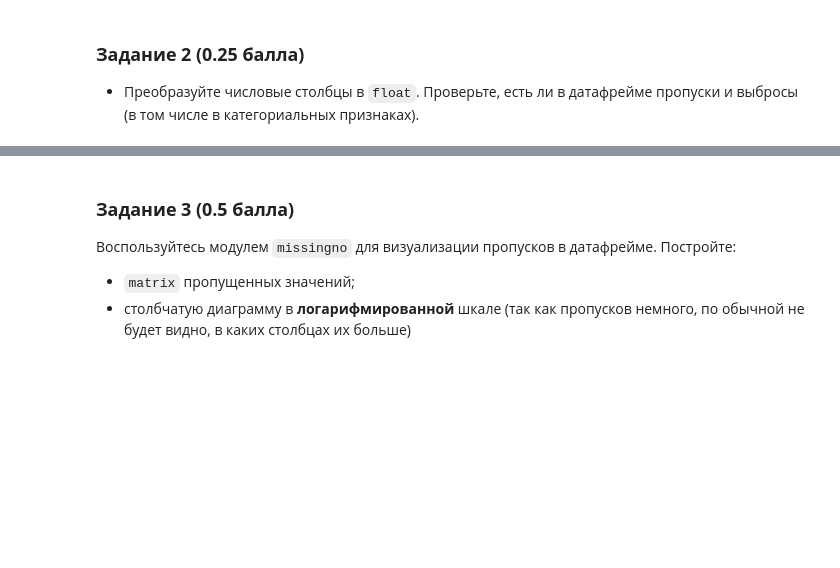
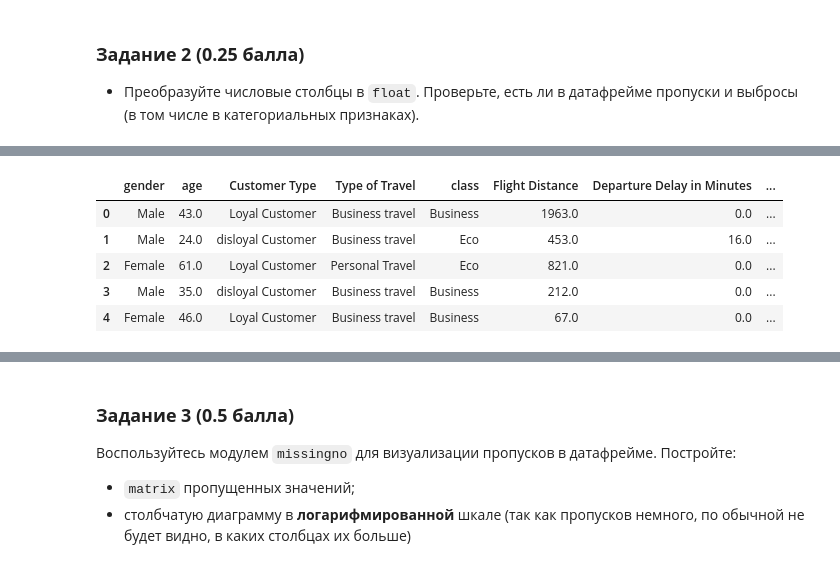
Before and after one commit to VladislavTokarev02/AI_ML_homework, a Jupyter notebook: Hometasks/Base/AI_HW4_woodenML_base.ipynb, the cells around one changed output, grey strips where cells are left out. Cells and saved outputs as stored; diff of their text form; code cells hidden in the pictures; blank space fills up the shorter version.

```diff
--- a/Hometasks/Base/AI_HW4_woodenML_base.ipynb
+++ b/Hometasks/Base/AI_HW4_woodenML_base.ipynb
@@ -165,3 +168,33 @@ assert df.shape == (129_549, 23)
+# %%
+connection_params = {
+    "dbname": "db_flights",
+    "user": "mlhs_student",
+    "password": "mlhs_student",
+    "host": "rc1b-70q90cunwkzx49mj.mdb.yandexcloud.net",
+    "port": "6432",
+    "sslmode": "verify-full"
+}
+
+query = """ SELECT *
+FROM clients_bio  as cl
+LEFT JOIN clients_flight_info as cl_info ON cl.id=cl_info.id
+LEFT JOIN clients_marks as cm ON cl.id = cm.id
+    """
+
+
+
+
+# Соединение с БД и загрузка данных
+with psycopg2.connect(**connection_params) as conn:
+    # Загрузка в DataFrame
+    data = pd.read_sql_query(query, conn)
+
+# Установка индекса 'id', если он есть
+#data.set_index('id', inplace=True)
+# %%
+data = data.drop('id', axis = 1)
+# %%
+pd.set_option('display.max_columns', None)
 # %% [markdown]
 ### **Задание 2 (0.25 балла)**
 
@@ -170,0 +210,9 @@ assert df.shape == (129_549, 23)
+# %%
+data.head()
+# %% [output]
+|  | gender | age | Customer Type | Type of Travel | class | Flight Distance | Departure Delay in Minutes | ... |
+| 0 | Male | 43.0 | Loyal Customer | Business travel | Business | 1963.0 | 0.0 | ... |
+| 1 | Male | 24.0 | disloyal Customer | Business travel | Eco | 453.0 | 16.0 | ... |
+| 2 | Female | 61.0 | Loyal Customer | Personal Travel | Eco | 821.0 | 0.0 | ... |
+| 3 | Male | 35.0 | disloyal Customer | Business travel | Business | 212.0 | 0.0 | ... |
+| 4 | Female | 46.0 | Loyal Customer | Business travel | Business | 67.0 | 0.0 | ... |
```
Also changed, not shown: parts of 16 cells of this notebook.
